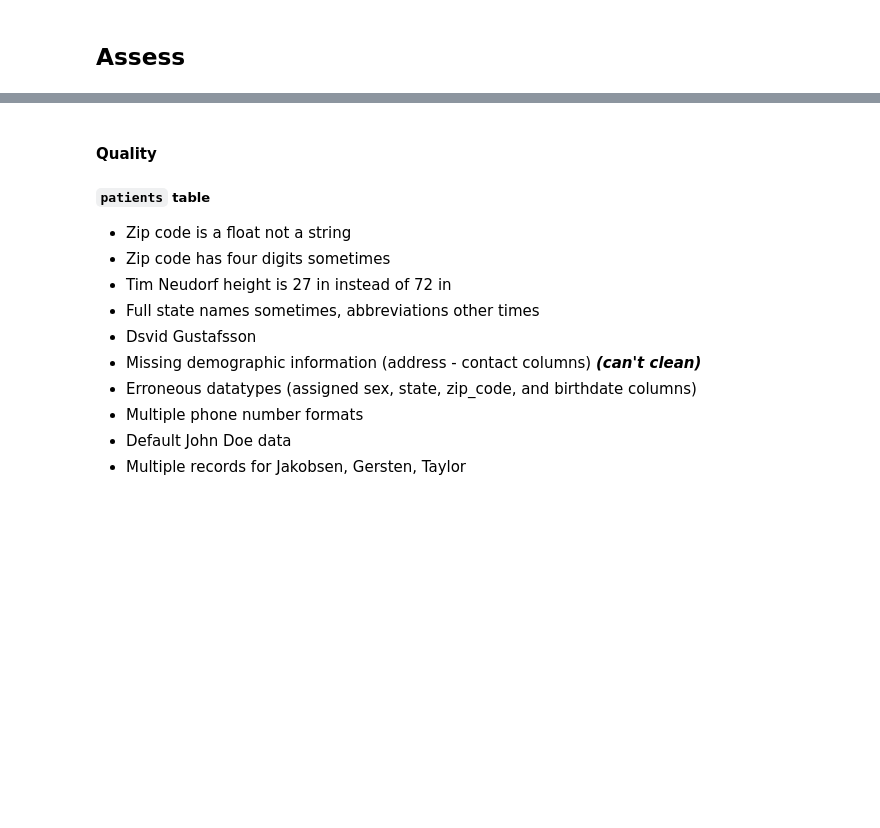
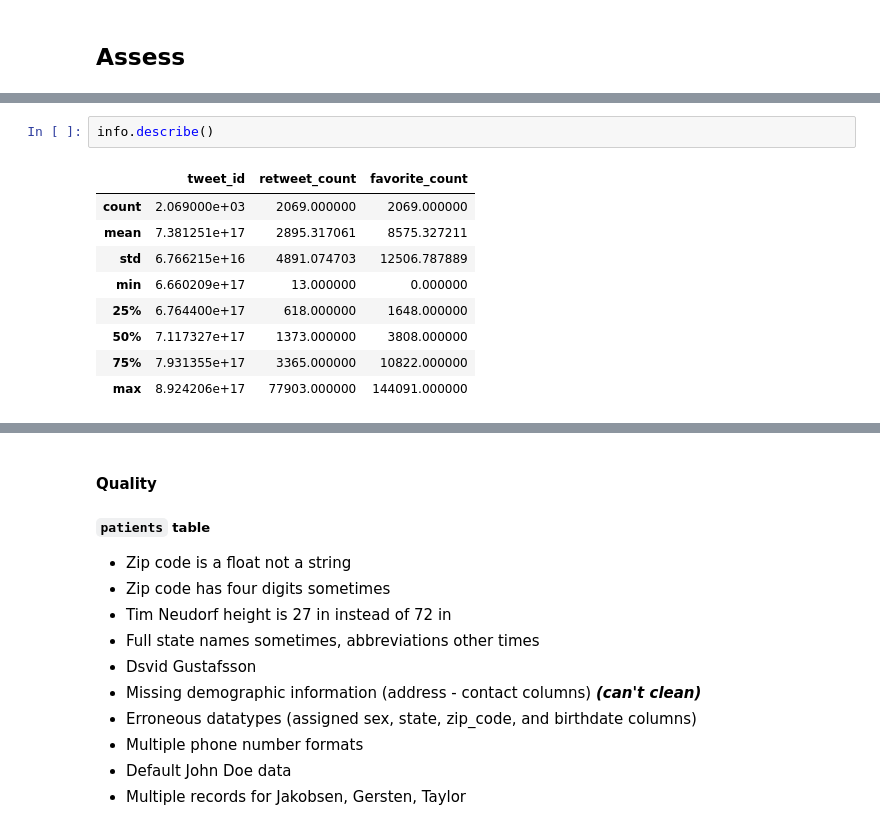
Before and after one commit to michellemao0224/Data-Wrangling, a Jupyter notebook: Project/wrangle_act.ipynb, the cells around one changed output, grey strips where cells are left out. Saved outputs shown, nothing was run; the diff lists cells and outputs as text; blank space fills up the shorter version.

```diff
--- a/Project/wrangle_act.ipynb
+++ b/Project/wrangle_act.ipynb
@@ -105,2 +251,14 @@ image.describe()
+# %%
+info.describe()
+# %% [output]
+|  | tweet_id | retweet_count | favorite_count |
+| count | 2.069000e+03 | 2069.000000 | 2069.000000 |
+| mean | 7.381251e+17 | 2895.317061 | 8575.327211 |
+| std | 6.766215e+16 | 4891.074703 | 12506.787889 |
+| min | 6.660209e+17 | 13.000000 | 0.000000 |
+| 25% | 6.764400e+17 | 618.000000 | 1648.000000 |
+| 50% | 7.117327e+17 | 1373.000000 | 3808.000000 |
+| 75% | 7.931355e+17 | 3365.000000 | 10822.000000 |
+| max | 8.924206e+17 | 77903.000000 | 144091.000000 |
 # %%
 tweet.sample(5)
```
Also changed, not shown: parts of 23 cells of this notebook.
